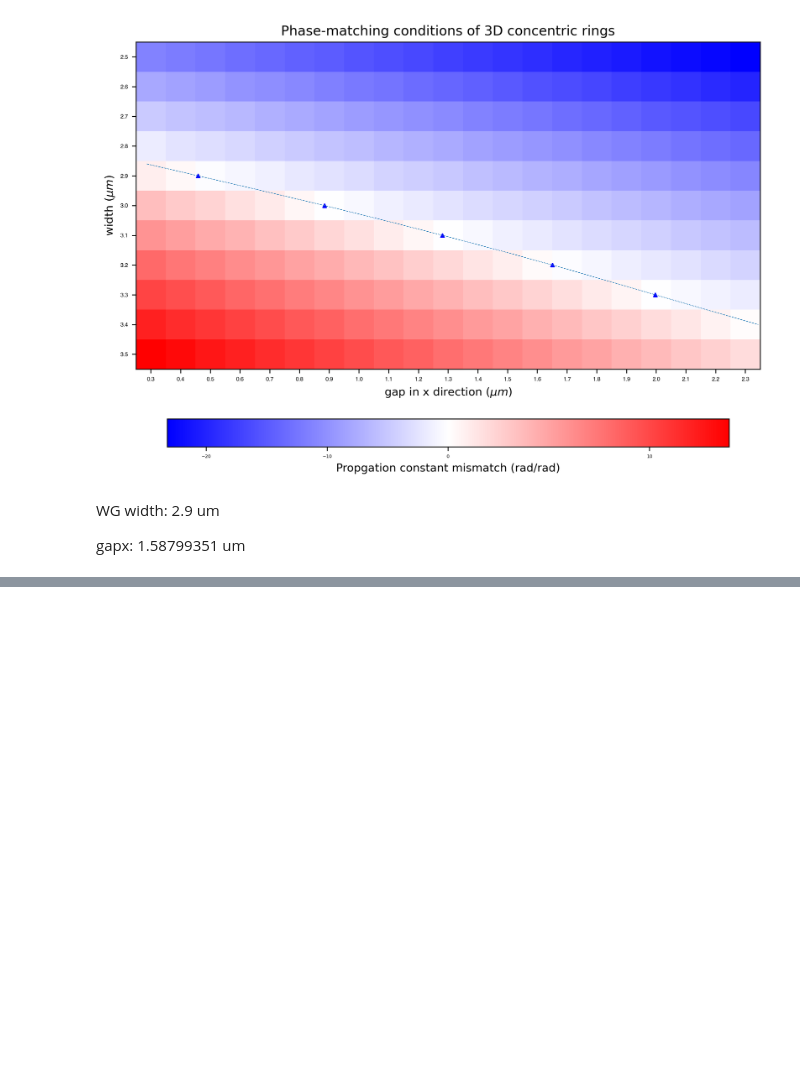
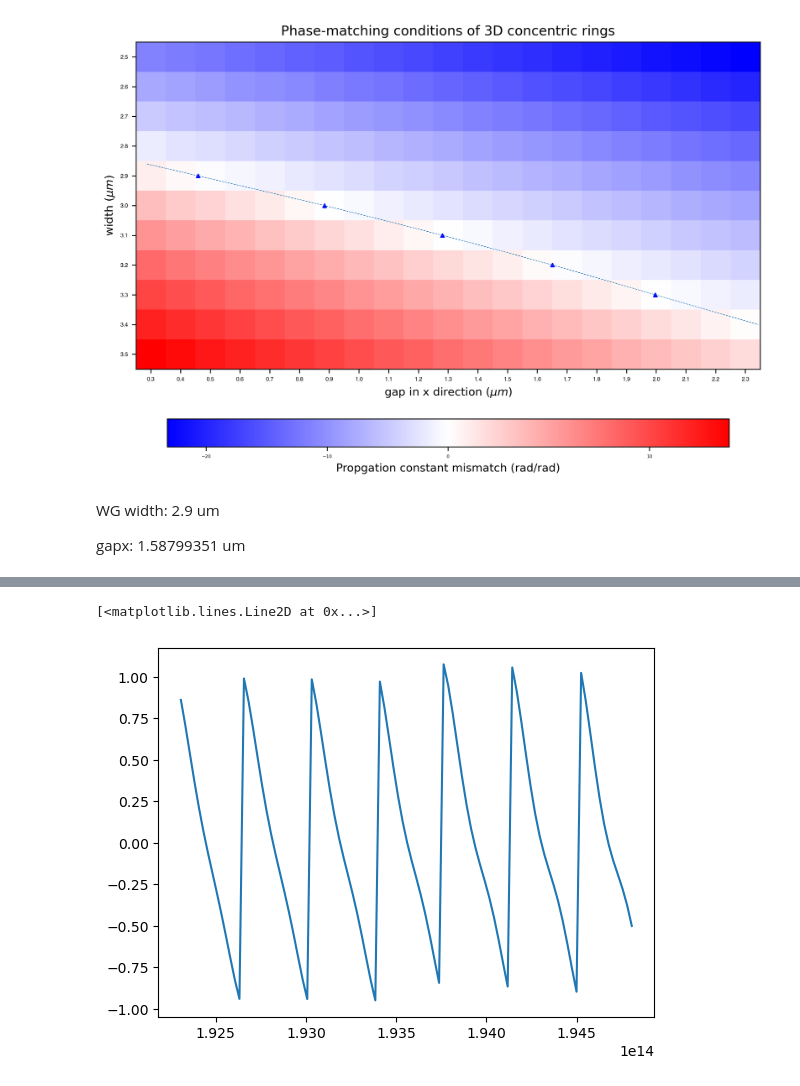
Before and after one commit to Harryxwh/SiNDispersionEngineering, a Jupyter notebook: 3D concentric.ipynb, the cells around one changed output, grey strips where cells are left out. Drawn from its saved outputs; the diff is of its cells as text; code cells hidden in the pictures; blank space fills up the shorter version.

```diff
--- a/3D concentric.ipynb
+++ b/3D concentric.ipynb
@@ -114,0 +133,3 @@ gapx: 1.58799351 um
+# %%
+n = 1.6
+c = 3*1e8
@@ -114,0 +140,34 @@ gapx: 1.58799351 um
+# %%
+def Eigenvalue(w,g,Lco,LAS,LAL,LBS,LBL):
+    LA = 2*(LAS + LAL + Lco)     # unit: mm
+    LB = 2*(LBS + LBL + Lco)     # unit: mm
+    # print(LA/LB)
+    beta = n/c * w *1e-3         # unit: /mm
+
+    Sum = np.exp(2* 1j * beta * LAS) + np.exp(2* 1j * beta* LBL)
+    Diff = np.exp(2* 1j * beta * LAS) - np.exp(2* 1j * beta * LBL)
+    print("Sum = ", Sum)
+    print("Diff = ", Diff)
+
+    DL_uco = (LBL-LAS)
+    DL_tot = (LB-LA)/2
+    DL = DL_uco - DL_tot
+
+    F = Sum * np.cos(2 * g * Lco) * np.cos(2 * beta * DL) - 1j * Diff * np.sin(2 * beta * DL)
+    eigenvalues = np.c_[0.5*(F + 1j * np.sqrt((Sum**2-Diff*2) - F*2)),
+                        0.5*(F - 1j * np.sqrt((Sum**2-Diff*2) - F*2))]
+                #   np.ones((np.shape(w)[0],2)) * beta * (LA + LB)/2
+    return eigenvalues
+# %%
+num_of_pts = 100
+wavl_arr = np.linspace(1540,1560,num_of_pts)
+freq_arr = np.flip(c / (wavl_arr * 1e-9))
+# %%
+g = 600*1e-3
+Lco = 1
+LAS = 1.57*1.003
+LAL = 1.57*1.003
+LBS = 1.57
+LBL = 1.57
+Eigenvalue_arr = Eigenvalue(freq_arr, g,Lco,LAS,LAL,LBS,LBL)
+print(np.)
@@ -114,0 +193,5 @@ gapx: 1.58799351 um
+# %%
+plt.plot(freq_arr,Eigenvalue_arr[:,0])
+# %% [output]
+[<matplotlib.lines.Line2D at 0x...>]
+[figure, added]
```
Also changed, not shown: parts of 4 cells of this notebook, 19 other files.
